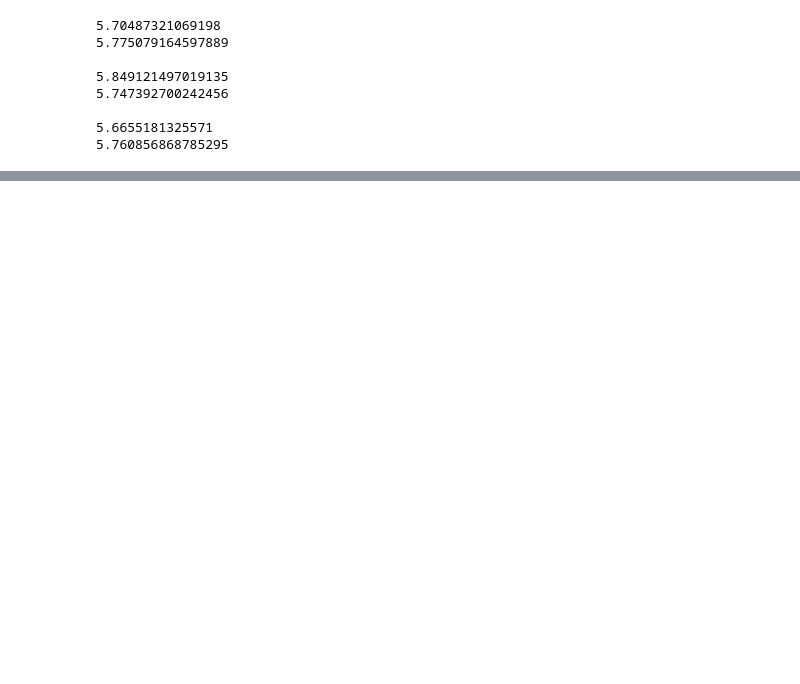
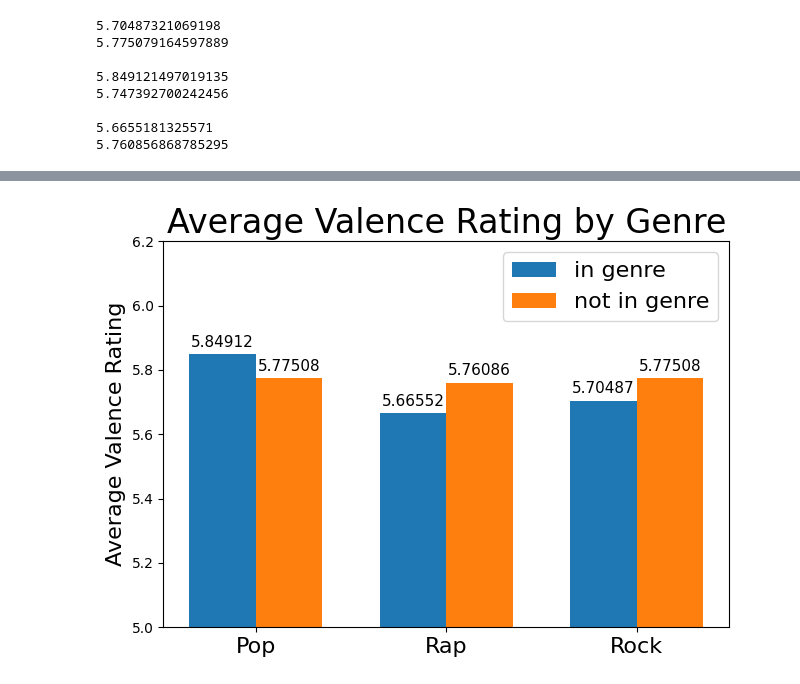
Before and after one commit to bpicioane/NLPproject, a Jupyter notebook: AffectDB/affect_evaluation.ipynb, the cells around one changed output, grey strips where cells are left out. Saved outputs shown, nothing was run; the diff lists cells and outputs as text; code cells hidden in the pictures; blank space fills up the shorter version.

```diff
--- a/AffectDB/affect_evaluation.ipynb
+++ b/AffectDB/affect_evaluation.ipynb
@@ -75,0 +119,29 @@ print(avgVNotRap)
+# %%
+labels = ['Pop', 'Rap', 'Rock']
+in_means = [np.mean(pop), np.mean(rap), np.mean(rock)]
+not_means = [np.mean(notPop), np.mean(notRap), np.mean(notRock)]
+
+x = np.arange(len(labels))  # the label locations
+width = 0.35  # the width of the bars
+
+fig, ax = plt.subplots()
+rects1 = ax.bar(x - width/2, in_means, width, label='in genre')
+rects2 = ax.bar(x + width/2, not_means, width, label='not in genre')
+
+# Add some text for labels, title and custom x-axis tick labels, etc.
+ax.set_ylabel('Average Valence Rating', fontsize = 16)
+ax.set_title('Average Valence Rating by Genre', fontsize = 24)
+ax.set_xticks(x, labels, fontsize = 16)
+ax.legend(fontsize = 16)
+
+ax.bar_label(rects1, padding=3, fontsize = 11)
+ax.bar_label(rects2, padding=3, fontsize = 11)
+
+fig.tight_layout()
+
+plt.ylim(5, 6.2)
+
+
+plt.show()
+# %% [output]
+[figure, added]
```
Also changed, not shown: parts of 16 cells of this notebook.
